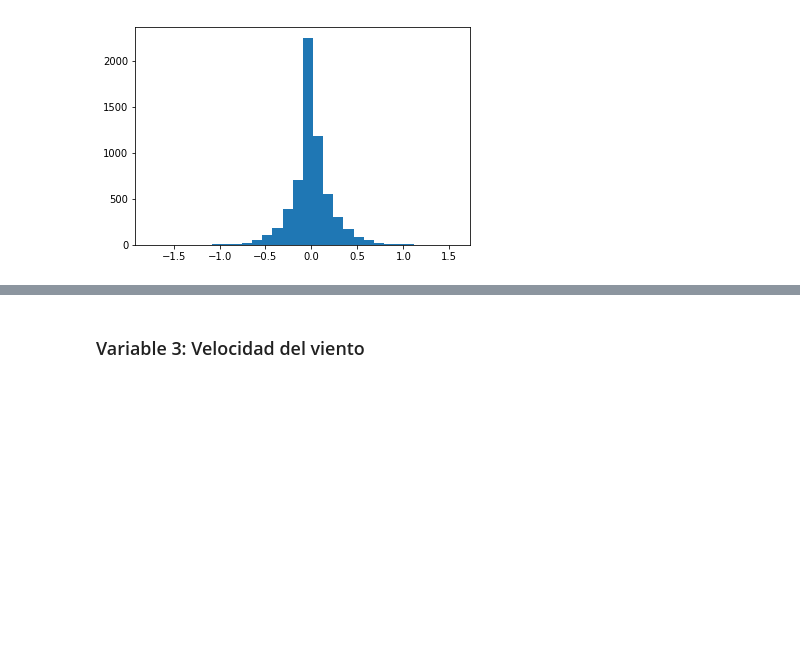
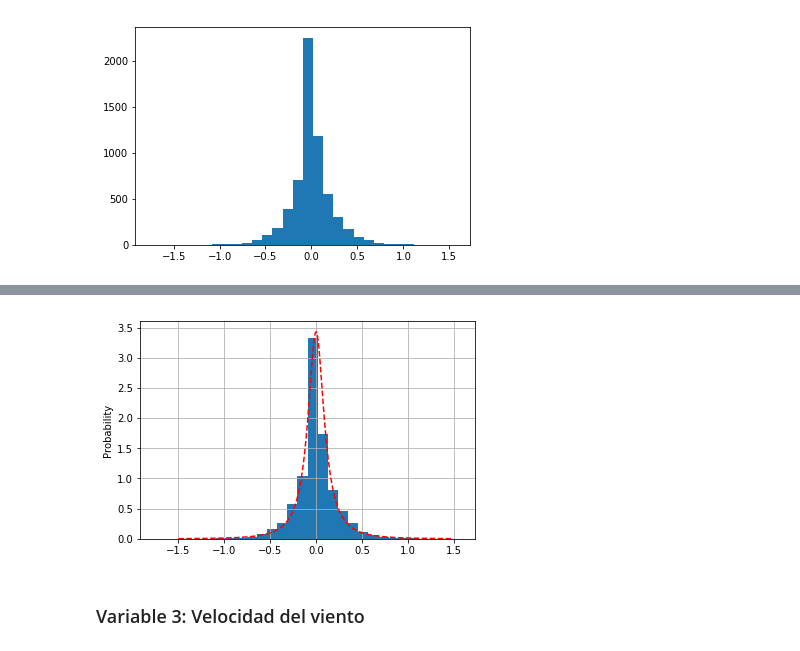
Before and after one commit to ramirezdiana/Proyecto-Simulacion-Tema2, a Jupyter notebook: Proyecto_recuperación.ipynb, the cells around one changed output, grey strips where cells are left out. Saved outputs shown, nothing was run; the diff lists cells and outputs as text; code cells hidden in the pictures; blank space fills up the shorter version.

```diff
--- a/Proyecto_recuperación.ipynb
+++ b/Proyecto_recuperación.ipynb
@@ -226,3 +262,13 @@ Power_divergenceResult(statistic=1755176097531.0105, pvalue=0.0)
+# %%
+plt.hist(cambio_nubosidad,bins=30,density=True)
+x = np.arange(-1.5,1.5,.01)
+y = st.norminvgauss.pdf(x, 0.20841710376007305, 0.003038294678110673, -0.0016110185051247442, 0.10881262375676556)
+plt.plot(x,y,'r--')
+plt.ylabel('Probability')
+plt.grid()
+plt.show()
+# %% [output]
+[figure, added]
 # %% [markdown]
 ### Variable 3: Velocidad del viento
 # %%
```
Also changed, not shown: parts of 6 cells of this notebook.
